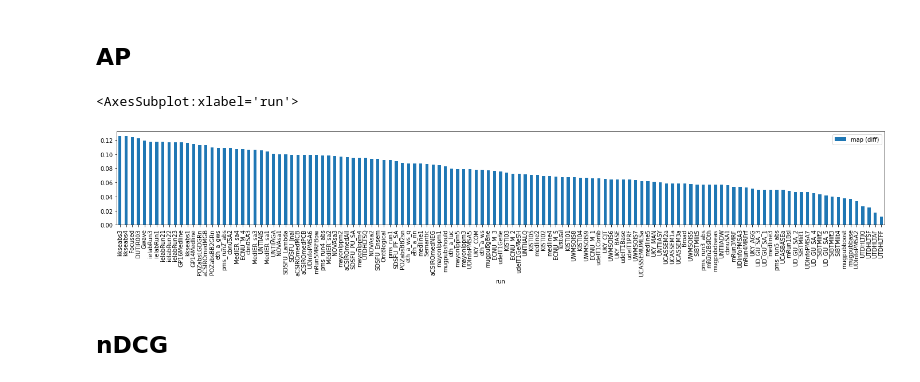
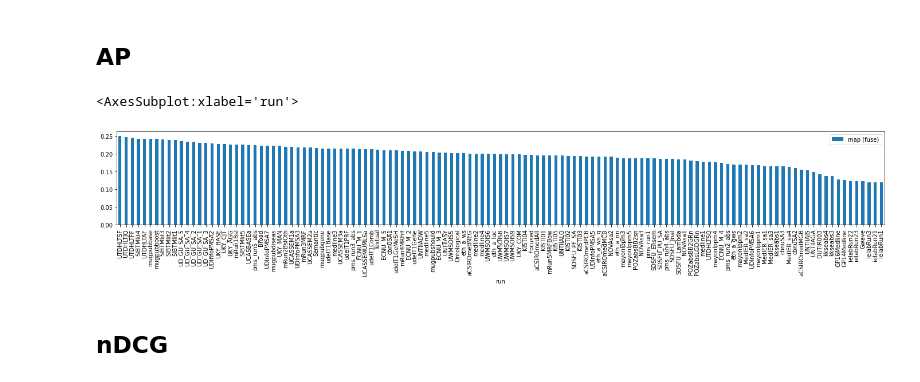
Before and after one commit to irgroup/jcdl2023-data-fusion, a Jupyter notebook: fuse.ipynb, the cells around one changed output. Drawn from its saved outputs; the diff is of its cells as text; code cells hidden in the pictures.

```diff
--- a/fuse.ipynb
+++ b/fuse.ipynb
@@ -120,10 +181,10 @@ df.to_csv(file_out)
 ## AP
 # %%
 df = pd.read_csv('experimental_results/trec-pm-2017-abstracts/rrf.csv')
-df.sort_values(by=['map (diff)'], ascending=False).plot.bar(x='run', y='map (diff)', figsize=(24,3))
+df.sort_values(by=['map (fuse)'], ascending=False).plot.bar(x='run', y='map (fuse)', figsize=(24,3))
 # %% [output]
 <AxesSubplot:xlabel='run'>
-[figure, old version]
+[figure, new version]
 # %% [markdown]
 ## nDCG
 # %%
```
Also changed, not shown: parts of 6 cells of this notebook.
